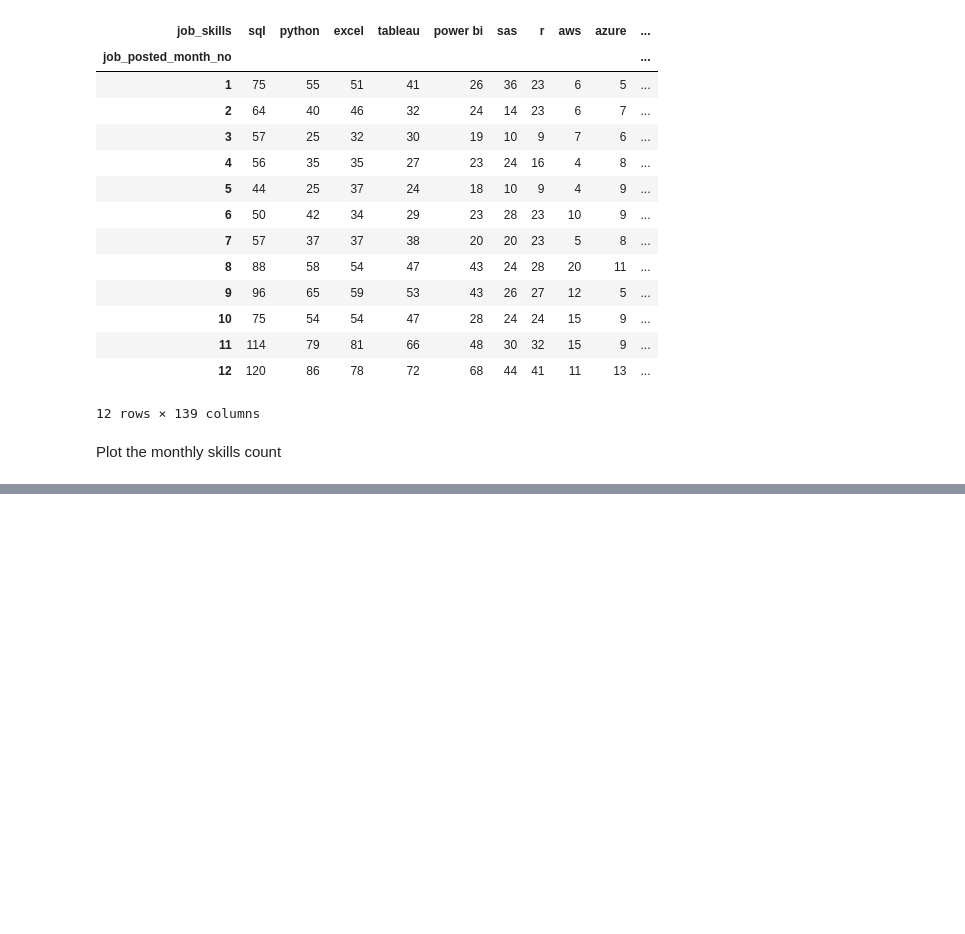
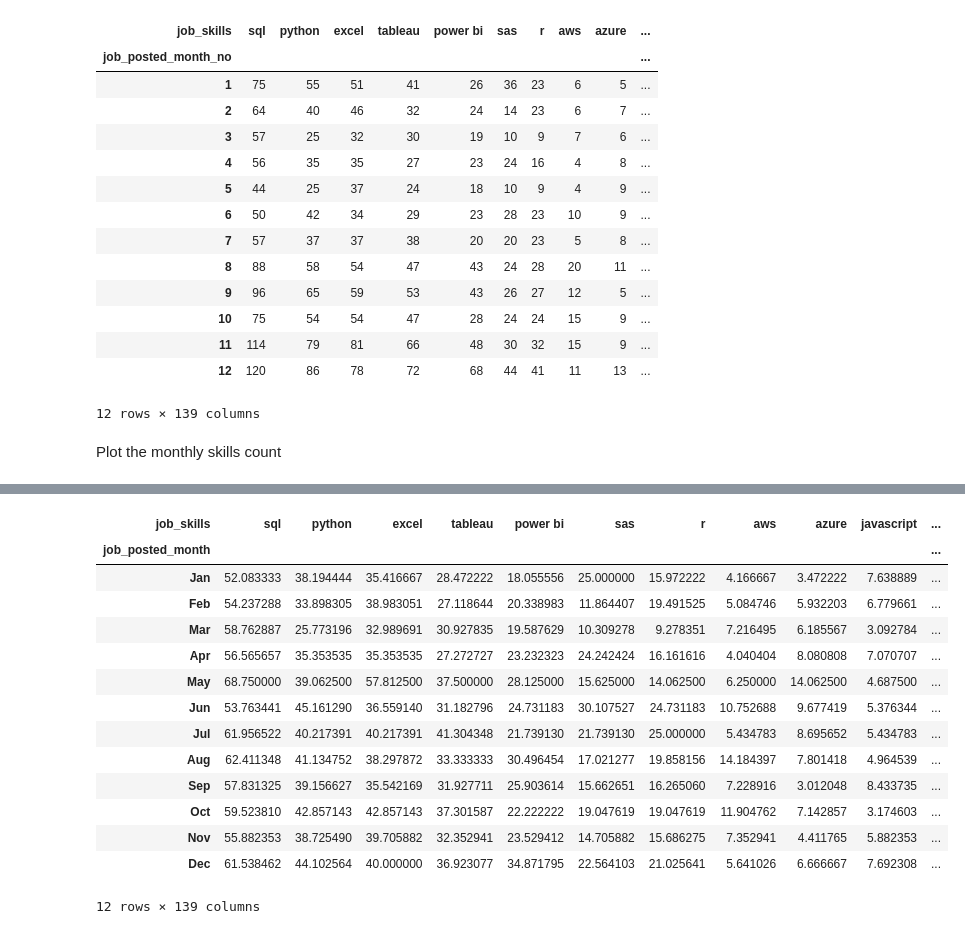
Before and after one commit to Prashant0594/python_data_projects, a Jupyter notebook: PROJECTS/2_skills_trend.ipynb, the cells around one changed output, grey strips where cells are left out. Cells and saved outputs as stored; diff of their text form; code cells hidden in the pictures; blank space fills up the shorter version.

```diff
--- a/PROJECTS/2_skills_trend.ipynb
+++ b/PROJECTS/2_skills_trend.ipynb
@@ -95,0 +120,27 @@ plt.show()
+# %%
+# divide first 12 rows of df_DA_pivot by DA_totals
+df_DA_ind_percent = df_DA_ind_pivot.iloc[:12].div(DA_totals/100, axis=0)
+
+# changes month number to month name
+df_DA_ind_percent = df_DA_ind_percent.reset_index()
+df_DA_ind_percent['job_posted_month'] = df_DA_ind_percent['job_posted_month_no'].apply(lambda x: pd.to_datetime(x, format='%m').strftime('%b'))
+df_DA_ind_percent = df_DA_ind_percent.set_index('job_posted_month')
+df_DA_ind_percent = df_DA_ind_percent.drop(columns='job_posted_month_no')
+
+df_DA_ind_percent
+# %% [output]
+| job_skills | sql | python | excel | tableau | power bi | sas | r | aws | azure | javascript | ... |
+| job_posted_month |  |  |  |  |  |  |  |  |  |  | ... |
+| Jan | 52.083333 | 38.194444 | 35.416667 | 28.472222 | 18.055556 | 25.000000 | 15.972222 | 4.166667 | 3.472222 | 7.638889 | ... |
+| Feb | 54.237288 | 33.898305 | 38.983051 | 27.118644 | 20.338983 | 11.864407 | 19.491525 | 5.084746 | 5.932203 | 6.779661 | ... |
+| Mar | 58.762887 | 25.773196 | 32.989691 | 30.927835 | 19.587629 | 10.309278 | 9.278351 | 7.216495 | 6.185567 | 3.092784 | ... |
+| Apr | 56.565657 | 35.353535 | 35.353535 | 27.272727 | 23.232323 | 24.242424 | 16.161616 | 4.040404 | 8.080808 | 7.070707 | ... |
+| May | 68.750000 | 39.062500 | 57.812500 | 37.500000 | 28.125000 | 15.625000 | 14.062500 | 6.250000 | 14.062500 | 4.687500 | ... |
+| Jun | 53.763441 | 45.161290 | 36.559140 | 31.182796 | 24.731183 | 30.107527 | 24.731183 | 10.752688 | 9.677419 | 5.376344 | ... |
+| Jul | 61.956522 | 40.217391 | 40.217391 | 41.304348 | 21.739130 | 21.739130 | 25.000000 | 5.434783 | 8.695652 | 5.434783 | ... |
+| Aug | 62.411348 | 41.134752 | 38.297872 | 33.333333 | 30.496454 | 17.021277 | 19.858156 | 14.184397 | 7.801418 | 4.964539 | ... |
+| Sep | 57.831325 | 39.156627 | 35.542169 | 31.927711 | 25.903614 | 15.662651 | 16.265060 | 7.228916 | 3.012048 | 8.433735 | ... |
+| Oct | 59.523810 | 42.857143 | 42.857143 | 37.301587 | 22.222222 | 19.047619 | 19.047619 | 11.904762 | 7.142857 | 3.174603 | ... |
+| Nov | 55.882353 | 38.725490 | 39.705882 | 32.352941 | 23.529412 | 14.705882 | 15.686275 | 7.352941 | 4.411765 | 5.882353 | ... |
+| Dec | 61.538462 | 44.102564 | 40.000000 | 36.923077 | 34.871795 | 22.564103 | 21.025641 | 5.641026 | 6.666667 | 7.692308 | ... |
+12 rows × 139 columns
```
Also changed, not shown: parts of 5 cells of this notebook.
